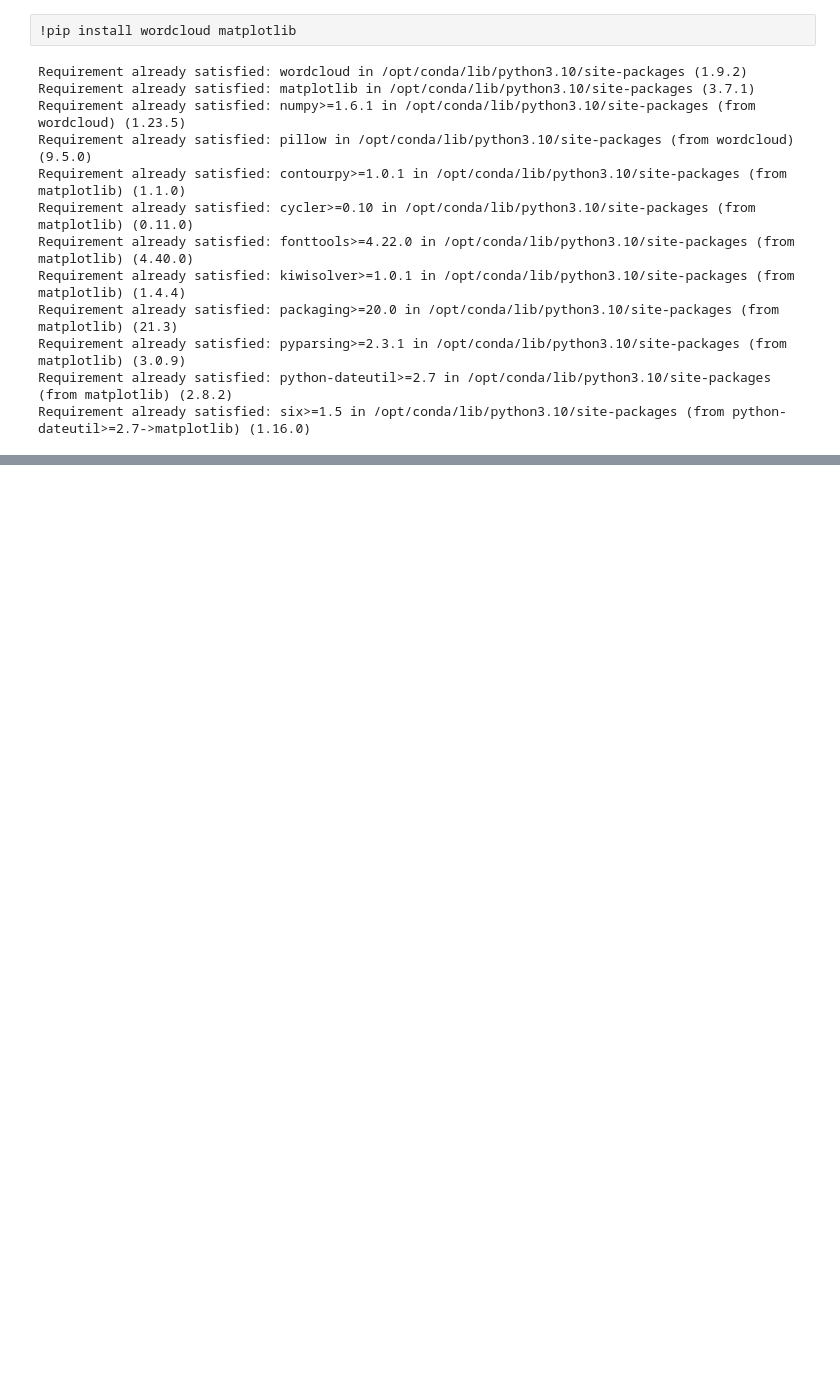
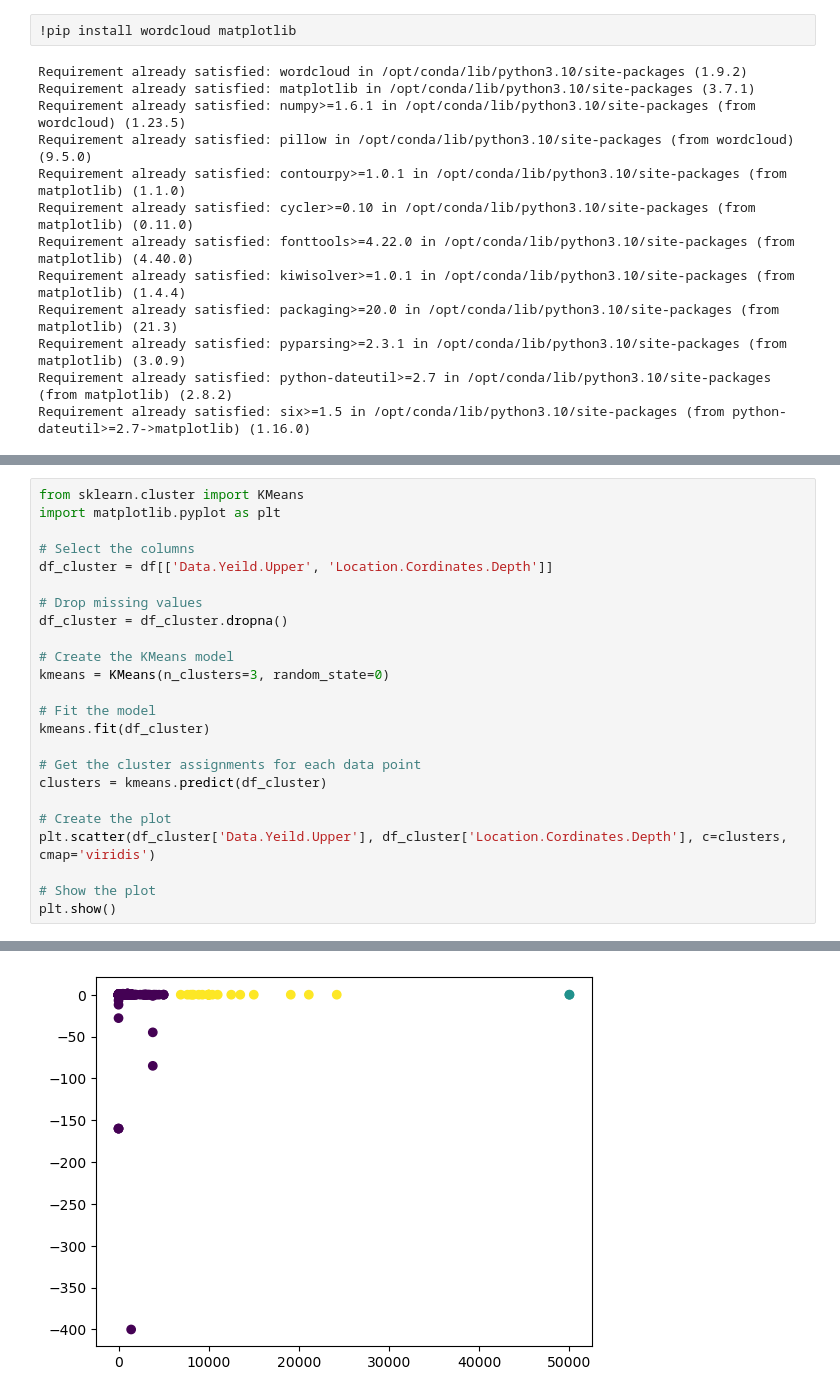
Before and after one commit to raj-rajat/Nuclear-Explosions-Data, a Jupyter notebook: nuclear-explosions-data.ipynb, the cells around one changed output, grey strips where cells are left out. Saved outputs shown, nothing was run; the diff lists cells and outputs as text; blank space fills up the shorter version.

Commit message:
Kaggle Notebook | Nuclear Explosions Data | Version 2

```diff
--- a/nuclear-explosions-data.ipynb
+++ b/nuclear-explosions-data.ipynb
@@ -845,0 +919,25 @@ plt.show()
+# %%
+from sklearn.cluster import KMeans
+import matplotlib.pyplot as plt
+
+# Select the columns
+df_cluster = df[['Data.Yeild.Upper', 'Location.Cordinates.Depth']]
+
+# Drop missing values
+df_cluster = df_cluster.dropna()
+
+# Create the KMeans model
+kmeans = KMeans(n_clusters=3, random_state=0)
+
+# Fit the model
+kmeans.fit(df_cluster)
+
+# Get the cluster assignments for each data point
+clusters = kmeans.predict(df_cluster)
+
+# Create the plot
+plt.scatter(df_cluster['Data.Yeild.Upper'], df_cluster['Location.Cordinates.Depth'], c=clusters, cmap='viridis')
+
+# Show the plot
+plt.show()
+# %% [output]
@@ -845,0 +945 @@ plt.show()
+[figure, added]
```
Also changed, not shown: parts of 22 cells of this notebook.
